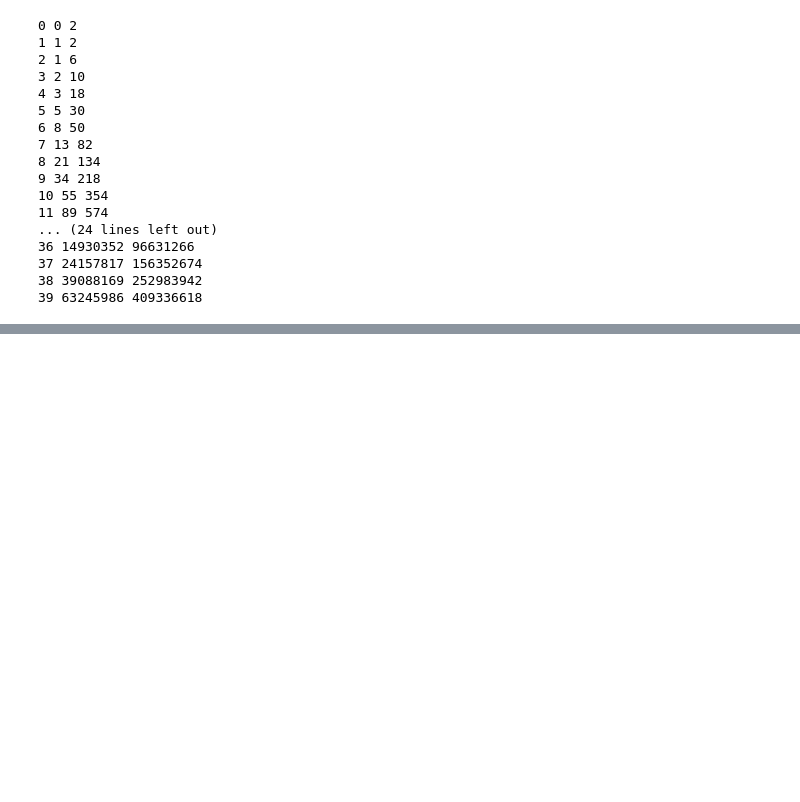
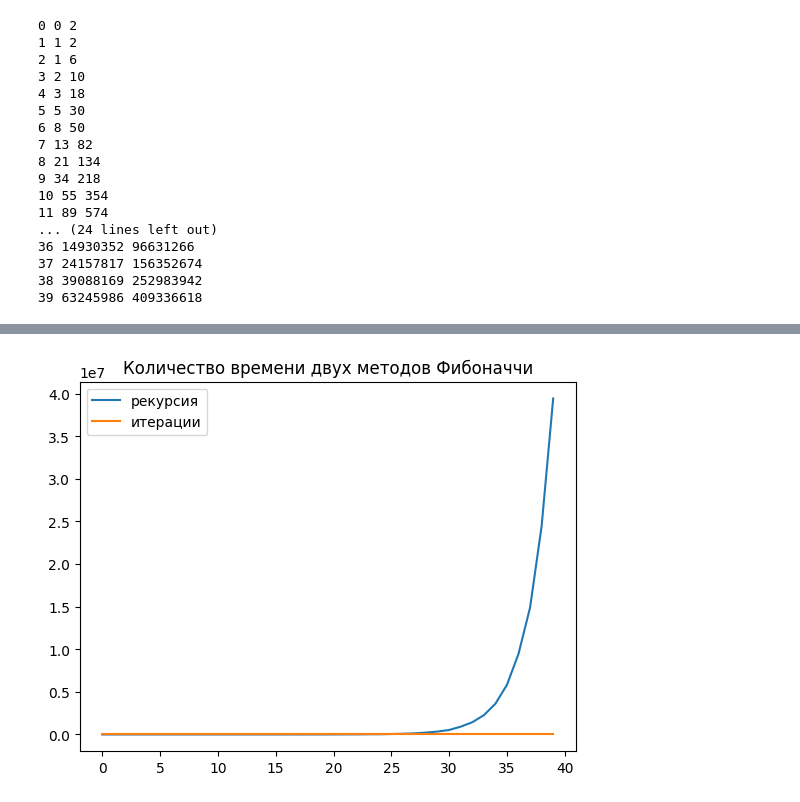
Before and after one commit to dreamy-timmy/algorithms-and-complexity-analysis_subject, a Jupyter notebook: lab1.ipynb, the cells around one changed output, grey strips where cells are left out. Cells and saved outputs as stored; diff of their text form; code cells hidden in the pictures; blank space fills up the shorter version.

```diff
--- a/lab1.ipynb
+++ b/lab1.ipynb
@@ -152,3 +140,5 @@ time_values
+# %%
+time_values_iter = [value*1_000_000 for value in time_values_iter]  # перевод в МИКРОсек
 # %%
 import matplotlib.pyplot as plt
 
@@ -161,0 +153,11 @@ plt.show()
+# %%
+import matplotlib.pyplot as plt
+
+plt.title('Количество времени двух методов Фибоначчи')
+
+plt.plot(n_values, time_values)
+plt.plot(n_values, time_values_iter)
+plt.legend(['рекурсия', 'итерации'])
+plt.show()
+# %% [output]
+[figure, added]
```
Also changed, not shown: parts of 11 cells of this notebook, 8 other files.
